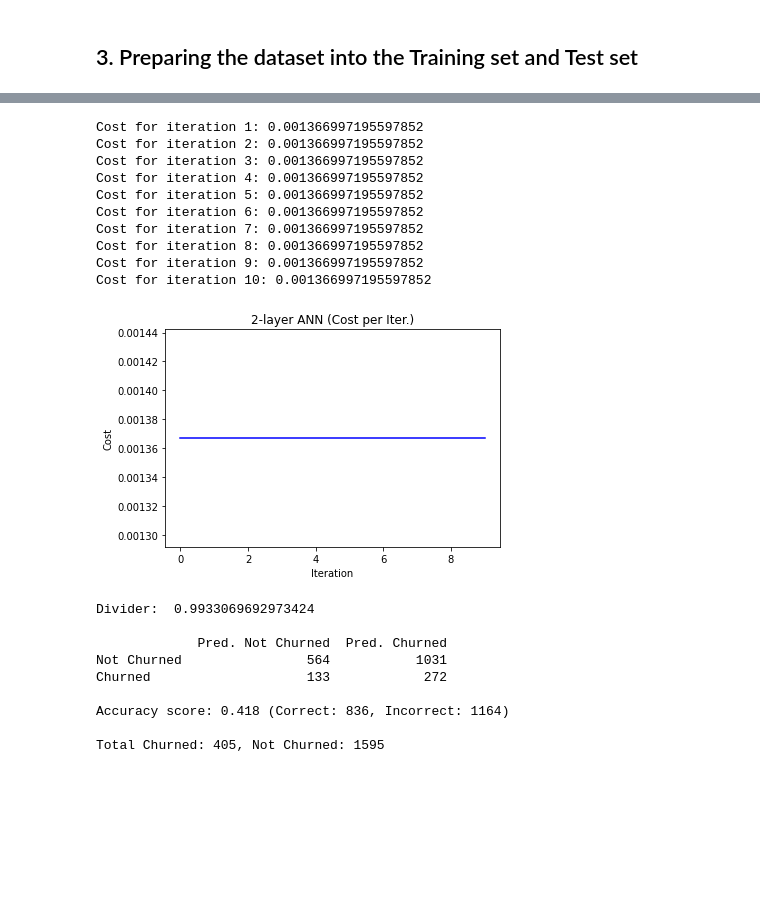
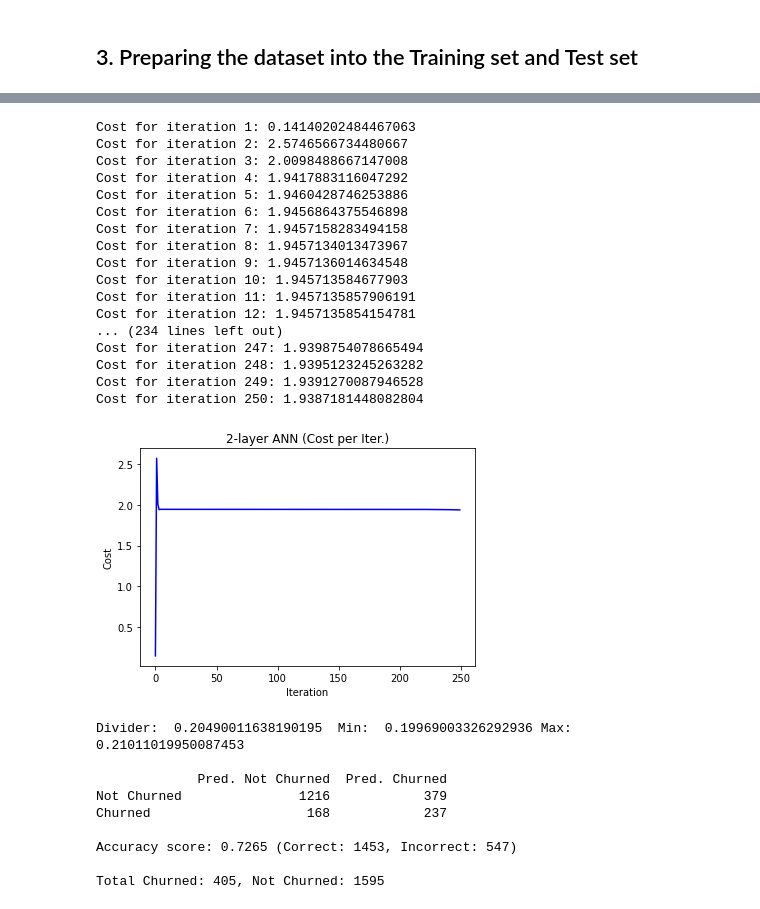
Before and after one commit to oooookk7/machine-learning-a-to-z, a Jupyter notebook: 08/artificial_neural_network-from-scratch.ipynb, the cells around one changed output, grey strips where cells are left out. Drawn from its saved outputs; the diff is of its cells as text; code cells hidden in the pictures; blank space fills up the shorter version.

```diff
--- a/08/artificial_neural_network-from-scratch.ipynb
+++ b/08/artificial_neural_network-from-scratch.ipynb
@@ -228,16 +229,16 @@ from random import random
 class ANN2Layer:
 
     def __init__(self, x_dimension, y_dimension, no_of_neurons=6):
-        self.weights_L1 = np.full((no_of_neurons, x_dimension), random() * 10)
-        self.weights_L2 = np.full((y_dimension, no_of_neurons), random() * 0.01)
-        self.bias_L1 = 5
-        self.bias_L2 = 5
+        self.weights_L1 = np.random.randn(no_of_neurons, x_dimension) * (1 / (10 ** 5))
+        self.weights_L2 = np.random.randn(y_dimension, no_of_neurons) * (1 / (10 ** 5))
+        self.bias_L1 = np.zeros((no_of_neurons, 1))
+        self.bias_L2 = np.zeros((y_dimension, 1))
 
     def activation_function_L1(self, x_values):
-        return np.array([np.tanh(np.dot(v, x_values.T) + self.bias_L1) for v in self.weights_L1])
+        return np.tanh(np.dot(self.weights_L1, x_values.T) + self.bias_L1)
 
-    def activation_function_L2(self, x_values):
-        return sigmoid(np.dot(self.weights_L2, x_values) + self.bias_L2)
+    def activation_function_L2(self, A1):
+        return sigmoid(np.dot(self.weights_L2, A1) + self.bias_L2)
 
     def forward_propagation(self, x_values):
         A1 = self.activation_function_L1(x_values)
@@ -247,7 +248,7 @@ class ANN2Layer:
     def backward_propagation(self, x_values, y_values, A1, A2):
         A2_derivative = A2 - y_values
 
-        weights_L2_derivative = np.dot(A2_derivative, A1.T) / x_values.shape[1]
+        weights_L2_derivative = np.array([np.dot(A2_derivative, v.T) / x_values.shape[1] for v in A1])
         bias_L2_derivative = np.sum(A2_derivative, axis=1, keepdims=True) / x_values.shape[1]
 
         A1_derivative = np.dot(self.weights_L2.T, A2_derivative) * (1 - np.power(A1, 2))
@@ -258,9 +259,9 @@ class ANN2Layer:
         x_values_hlc = np.array([[np.sum(x_values_gradients[i][:,j]) / x_values.shape[0] for j in range(x_values.shape[1])] for i in range(A1_derivative.shape[0])])
 
         weights_L1_derivative = x_values_hlc / x_values.shape[1]
-        bias_L1_derivative = np.sum(A1_derivative, axis=1, keepdims=True) # / x_values.shape[1]
+        bias_L1_derivative = np.sum(A1_derivative, axis=1, keepdims=True) / x_values.shape[1]
 
-        return [weights_L1_derivative, bias_L1_derivative], [weights_L2_derivative, bias_L2_derivative]
+        return (weights_L1_derivative, bias_L1_derivative), (weights_L2_derivative, bias_L2_derivative)
 
     def update_parameters(self, x_values, y_values, learning_rate=0.01, no_of_iterations=150):
         costs = []
@@ -270,11 +271,11 @@ class ANN2Layer:
             cost = -np.sum(np.multiply(np.log(A2), y_values)) / y_values.shape[0]
             A1_gradients, A2_gradients = self.backward_propagation(x_values, y_values, A1, A2)
 
-            A1_gradients[0] = self.weights_L1 -  learning_rate * A1_gradients[0]
-            A1_gradients[1] = self.bias_L1 -  learning_rate * A1_gradients[1]
+            self.weights_L1 = self.weights_L1 - learning_rate * A1_gradients[0]
+            self.bias_L1 = self.bias_L1 - learning_rate * A1_gradients[1]
 
-            A2_gradients[0] = self.weights_L2 -  learning_rate * A2_gradients[0]
-            A2_gradients[1] = self.bias_L2 -  learning_rate * A2_gradients[1]
+            self.weights_L2 = self.weights_L2 - learning_rate * A2_gradients[0]
+            self.bias_L2 = self.bias_L2 - learning_rate * A2_gradients[1]
 
             print(f'Cost for iteration {i + 1}: {cost}')
             costs.append(cost)
@@ -282,52 +283,57 @@ class ANN2Layer:
         return A1_gradients, A2_gradients, costs
 
     def predict(self, x_values):
-        return np.array([self.forward_propagation(np.array([v]))[1] for v in x_values])
+        return np.array([np.sum(self.forward_propagation(np.array([v]))[1]) / self.weights_L2.shape[0] for v in x_values])
 
 
 model = ANN2Layer(x_train.shape[1], 1)
-_, _, costs = model.update_parameters(x_train, y_train, no_of_iterations=10)
+_, _, costs = model.update_parameters(x_train, y_train, no_of_iterations=250)
 # %% [output]
-Cost for iteration 1: 0.001366997195597852
-Cost for iteration 2: 0.001366997195597852
-Cost for iteration 3: 0.001366997195597852
-Cost for iteration 4: 0.001366997195597852
-Cost for iteration 5: 0.001366997195597852
-Cost for iteration 6: 0.001366997195597852
-Cost for iteration 7: 0.001366997195597852
-Cost for iteration 8: 0.001366997195597852
-Cost for iteration 9: 0.001366997195597852
-Cost for iteration 10: 0.001366997195597852
+Cost for iteration 1: 0.14140202484467063
+Cost for iteration 2: 2.5746566734480667
+Cost for iteration 3: 2.0098488667147008
+Cost for iteration 4: 1.9417883116047292
+Cost for iteration 5: 1.9460428746253886
+Cost for iteration 6: 1.9456864375546898
+Cost for iteration 7: 1.9457158283494158
+Cost for iteration 8: 1.9457134013473967
+Cost for iteration 9: 1.9457136014634548
+Cost for iteration 10: 1.945713584677903
+Cost for iteration 11: 1.9457135857906191
+Cost for iteration 12: 1.9457135854154781
+... (234 lines left out)
+Cost for iteration 247: 1.9398754078665494
+Cost for iteration 248: 1.9395123245263282
+Cost for iteration 249: 1.9391270087946528
+Cost for iteration 250: 1.9387181448082804
 # %%
 import matplotlib.pyplot as plt
 from sklearn.metrics import confusion_matrix, accuracy_score
 
 plt.plot(np.arange(len(costs)), costs, color='blue')
 plt.title('2-layer ANN (Cost per Iter.)')
 plt.xlabel('Iteration')
 plt.ylabel('Cost')
 plt.show()
 
-y_pred = model.predict(x_test).flatten()
-y_pred_divider = (np.min(y_pred) + np.max(y_pred)) / 2
+y_pred_prob = model.predict(x_test)
+y_pred, y_pred_divider = unit_step(y_pred_prob)
 
-print('Divider: ', y_pred_divider, '\n')
-
-y_pred = y_pred > y_pred_divider
+print('Divider: ', y_pred_divider, ' Min: ', y_pred_prob.min(), 'Max: ', y_pred_prob.max(), '\n')
 
 cm = confusion_matrix(y_test, y_pred)
 
 print(pd.DataFrame(cm, columns=['Pred. Not Churned', 'Pred. Churned'], index=['Not Churned', 'Churned']), '\n')
 print(f'Accuracy score: {accuracy_score(y_test, y_pred)} (Correct: {cm[0][0] + cm[1][1]}, Incorrect: {cm[0][1] + cm[1][0]})\n')
 print(f'Total Churned: {len(list(filter(lambda a: a == 1, y_test)))}, Not Churned: {len(list(filter(lambda a: a == 0, y_test)))}')
 # %% [output]
-[figure, old version]
+[figure, new version]
-Divider:  0.9933069692973424
+Divider:  0.20490011638190195  Min:  0.19969003326292936 Max:  0.21011019950087453
 
              Pred. Not Churned  Pred. Churned
-Not Churned                564           1031
-Churned                    133            272
+Not Churned               1216            379
+Churned                    168            237
 
-Accuracy score: 0.418 (Correct: 836, Incorrect: 1164)
+Accuracy score: 0.7265 (Correct: 1453, Incorrect: 547)
 
 Total Churned: 405, Not Churned: 1595
```
Also changed, not shown: parts of 2 cells of this notebook, 1 other file.
